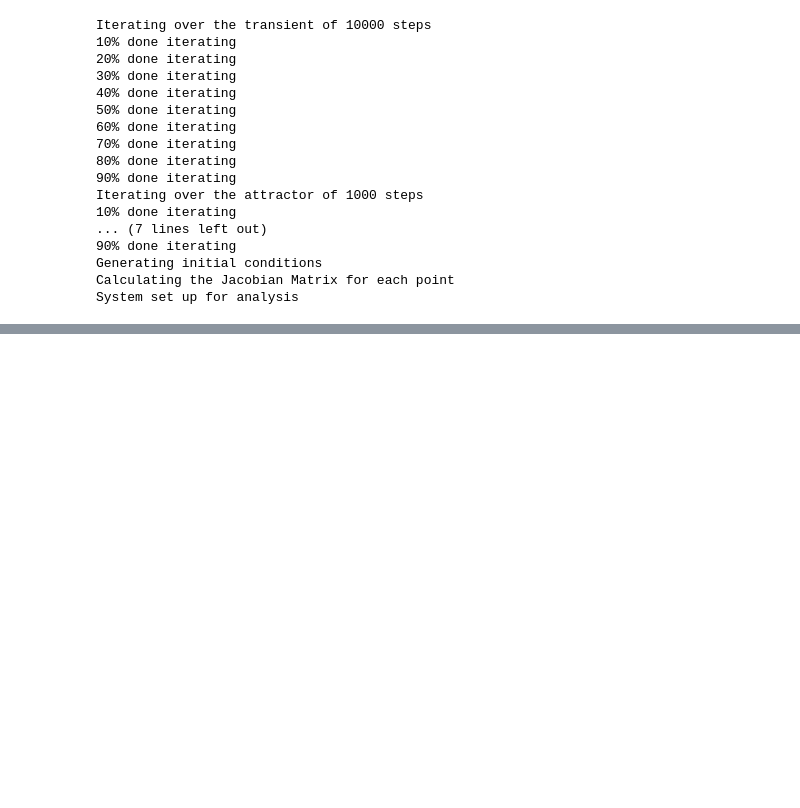
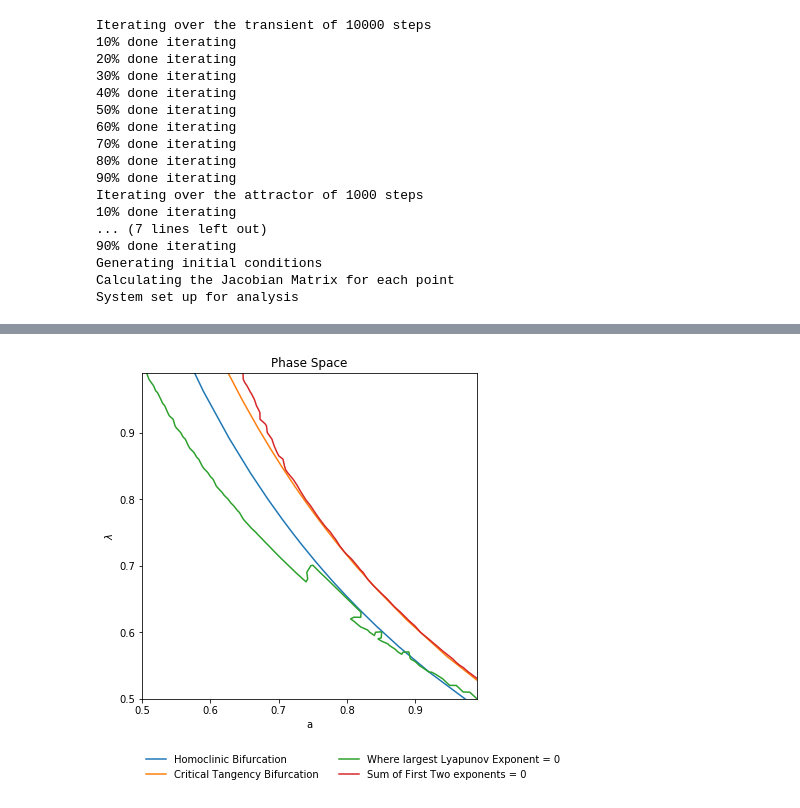
Before and after one commit to hjelleyman/chaos, a Jupyter notebook: Lyapunov_v2.0.ipynb, the cells around one changed output, grey strips where cells are left out. Cells and saved outputs as stored; diff of their text form; code cells hidden in the pictures; blank space fills up the shorter version.

```diff
--- a/Lyapunov_v2.0.ipynb
+++ b/Lyapunov_v2.0.ipynb
@@ -106,0 +72,22 @@ system2.plot_Lyapunov_2()
+# %%
+chaos = np.loadtxt('data/chaos_al.dat')
+
+wild_chaos = np.loadtxt('data/wildchaos_al.dat')
+# %%
+fig, ax = plt.subplots(figsize=(6,6))
+plt.plot(chaos[:,0],chaos[:,1], label='Homoclinic Bifurcation')
+plt.plot(wild_chaos[:,0],wild_chaos[:,1],label = 'Critical Tangency Bifurcation')
+plt.plot(lyapunov_1[:,0],lyapunov_1[:,1], label = 'Where largest Lyapunov Exponent = 0')
+plt.plot(lyapunov_2[:,0],lyapunov_2[:,1], label = 'Sum of First Two exponents = 0')
+
+ax.set_ylim([l.min(),l.max()])
+ax.set_xlim([a.min(),a.max()])
+plt.title('Phase Space')
+plt.xlabel('a')
+plt.ylabel('$\lambda$')
+ax.legend(loc='center left', bbox_to_anchor= (0.00, -0.21), ncol=2,
+            borderaxespad=0, frameon=False)
+plt.savefig('images/important_points.pdf', bbox_inches='tight')
+plt.show()
+# %% [output]
+[figure, added]
```
Also changed, not shown: parts of 10 cells of this notebook, 16 other files.
